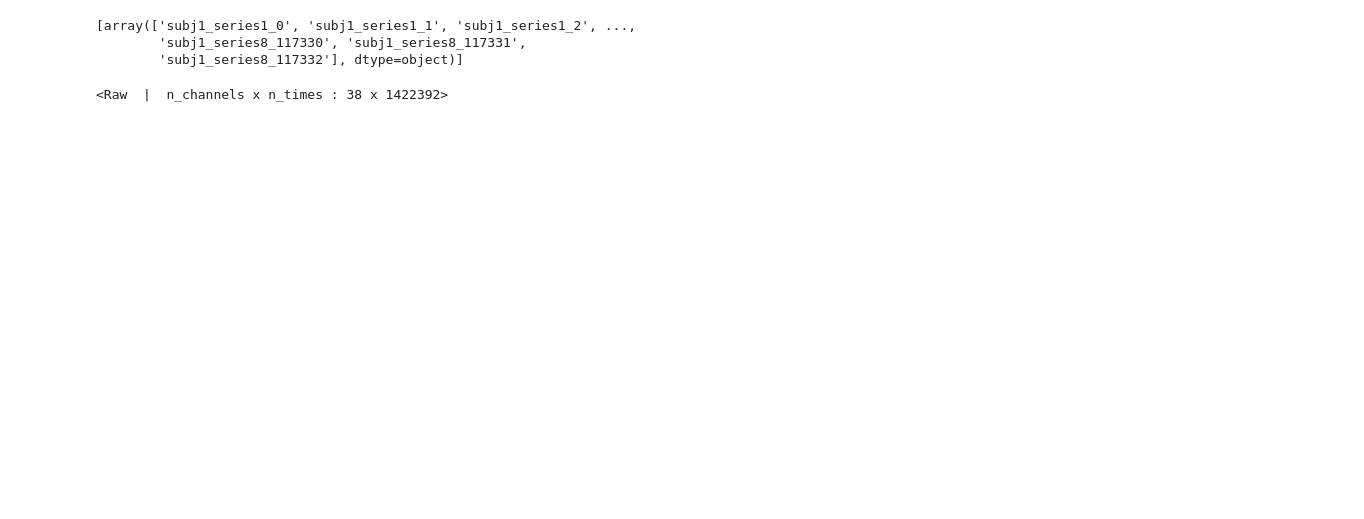
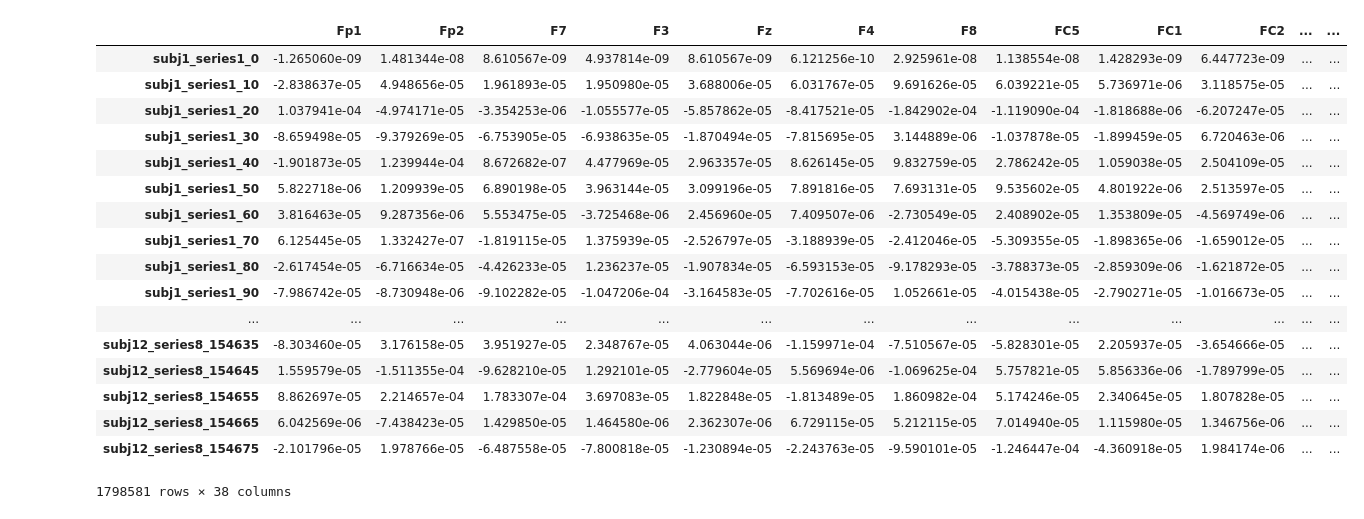
Before and after one commit to EsztiS/capstone_eeg, a Jupyter notebook: raw_filter.ipynb, the cells around one changed output. Drawn from its saved outputs; the diff is of its cells as text; code cells hidden in the pictures; blank space fills up the shorter version.

Commit message:
fixed index problem and can subsample

```diff
--- a/raw_filter.ipynb
+++ b/raw_filter.ipynb
@@ -54,7 +54,8 @@ def creat_mne_raw_object(fname,read_events=True,norm=False):
 
     return raw
 
-subjects = range(1,2)
+subjects = range(1,13)
+rawfilt_tot = []
 ids_tot = []
 
 # design a butterworth bandpass filter
@@ -65,8 +66,11 @@ b,a = butter(5,np.array(freqs)/250.0,btype='bandpass')
 # window for smoothing features
 nwin = 250
 
+################################################################################
+###### CHANGE THIS FOR SMALLER AMOUNTS OF DATA. SUBSAMPLE = 1 IS ALL DATA.######
 # training subsample
 subsample = 10
+################################################################################
 
 cols = ['HandStart','FirstDigitTouch',
         'BothStartLoadPhase','LiftOff',
@@ -88,19 +92,36 @@ for subject in subjects:
     # with the rule of future data.
     # Here we use left filter compatible with this constraint.
     raw._data[picks] = lfilter(b,a,raw._data[picks])
-    #raw.df = raw.to_data_frame(index = None)
-    #raw.df.to_csv('raw_filtered.csv', float_format='%.5f')
+    #rawfilt_tot.append(raw._data[:,::subsample])
+    #rawfilt_tot.append(raw.to_data_frame(index=None))
+    rawfilt_tot.append(pd.DataFrame(raw._data[:,::subsample]).T)
 
     # read ids
     ids = np.concatenate([np.array(pd.read_csv(fname)['id']) for fname in fnames])
-    ids_tot.append(ids)
+    ids_tot.append(ids[::subsample])
+    #ids_tot.append(ids)
+
+    # create data frame and write to csv
+    rf = pd.DataFrame(np.concatenate(rawfilt_tot),np.concatenate(ids_tot),columns = raw.ch_names)
+    rf.to_csv('raw_filtered.csv', float_format='%.5f')
-# %%
-ids_tot
-# %% [output]
-[array(['subj1_series1_0', 'subj1_series1_1', 'subj1_series1_2', ...,
-        'subj1_series8_117330', 'subj1_series8_117331',
-        'subj1_series8_117332'], dtype=object)]
-# %%
-raw.
-# %% [output]
-<Raw  |  n_channels x n_times : 38 x 1422392>
+# %%
+rf
+# %% [output]
+|  | Fp1 | Fp2 | F7 | F3 | Fz | F4 | F8 | FC5 | FC1 | FC2 | ... | ... |
+| subj1_series1_0 | -1.265060e-09 | 1.481344e-08 | 8.610567e-09 | 4.937814e-09 | 8.610567e-09 | 6.121256e-10 | 2.925961e-08 | 1.138554e-08 | 1.428293e-09 | 6.447723e-09 | ... | ... |
+| subj1_series1_10 | -2.838637e-05 | 4.948656e-05 | 1.961893e-05 | 1.950980e-05 | 3.688006e-05 | 6.031767e-05 | 9.691626e-05 | 6.039221e-05 | 5.736971e-06 | 3.118575e-05 | ... | ... |
+| subj1_series1_20 | 1.037941e-04 | -4.974171e-05 | -3.354253e-06 | -1.055577e-05 | -5.857862e-05 | -8.417521e-05 | -1.842902e-04 | -1.119090e-04 | -1.818688e-06 | -6.207247e-05 | ... | ... |
+| subj1_series1_30 | -8.659498e-05 | -9.379269e-05 | -6.753905e-05 | -6.938635e-05 | -1.870494e-05 | -7.815695e-05 | 3.144889e-06 | -1.037878e-05 | -1.899459e-05 | 6.720463e-06 | ... | ... |
+| subj1_series1_40 | -1.901873e-05 | 1.239944e-04 | 8.672682e-07 | 4.477969e-05 | 2.963357e-05 | 8.626145e-05 | 9.832759e-05 | 2.786242e-05 | 1.059038e-05 | 2.504109e-05 | ... | ... |
+| subj1_series1_50 | 5.822718e-06 | 1.209939e-05 | 6.890198e-05 | 3.963144e-05 | 3.099196e-05 | 7.891816e-05 | 7.693131e-05 | 9.535602e-05 | 4.801922e-06 | 2.513597e-05 | ... | ... |
+| subj1_series1_60 | 3.816463e-05 | 9.287356e-06 | 5.553475e-05 | -3.725468e-06 | 2.456960e-05 | 7.409507e-06 | -2.730549e-05 | 2.408902e-05 | 1.353809e-05 | -4.569749e-06 | ... | ... |
+| subj1_series1_70 | 6.125445e-05 | 1.332427e-07 | -1.819115e-05 | 1.375939e-05 | -2.526797e-05 | -3.188939e-05 | -2.412046e-05 | -5.309355e-05 | -1.898365e-06 | -1.659012e-05 | ... | ... |
+| subj1_series1_80 | -2.617454e-05 | -6.716634e-05 | -4.426233e-05 | 1.236237e-05 | -1.907834e-05 | -6.593153e-05 | -9.178293e-05 | -3.788373e-05 | -2.859309e-06 | -1.621872e-05 | ... | ... |
+| subj1_series1_90 | -7.986742e-05 | -8.730948e-06 | -9.102282e-05 | -1.047206e-04 | -3.164583e-05 | -7.702616e-05 | 1.052661e-05 | -4.015438e-05 | -2.790271e-05 | -1.016673e-05 | ... | ... |
+| ... | ... | ... | ... | ... | ... | ... | ... | ... | ... | ... | ... | ... |
+| subj12_series8_154635 | -8.303460e-05 | 3.176158e-05 | 3.951927e-05 | 2.348767e-05 | 4.063044e-06 | -1.159971e-04 | -7.510567e-05 | -5.828301e-05 | 2.205937e-05 | -3.654666e-05 | ... | ... |
+| subj12_series8_154645 | 1.559579e-05 | -1.511355e-04 | -9.628210e-05 | 1.292101e-05 | -2.779604e-05 | 5.569694e-06 | -1.069625e-04 | 5.757821e-05 | 5.856336e-06 | -1.789799e-05 | ... | ... |
+| subj12_series8_154655 | 8.862697e-05 | 2.214657e-04 | 1.783307e-04 | 3.697083e-05 | 1.822848e-05 | -1.813489e-05 | 1.860982e-04 | 5.174246e-05 | 2.340645e-05 | 1.807828e-05 | ... | ... |
+| subj12_series8_154665 | 6.042569e-06 | -7.438423e-05 | 1.429850e-05 | 1.464580e-06 | 2.362307e-06 | 6.729115e-05 | 5.212115e-05 | 7.014940e-05 | 1.115980e-05 | 1.346756e-06 | ... | ... |
+| subj12_series8_154675 | -2.101796e-05 | 1.978766e-05 | -6.487558e-05 | -7.800818e-05 | -1.230894e-05 | -2.243763e-05 | -9.590101e-05 | -1.246447e-04 | -4.360918e-05 | 1.984174e-06 | ... | ... |
+1798581 rows × 38 columns
```
